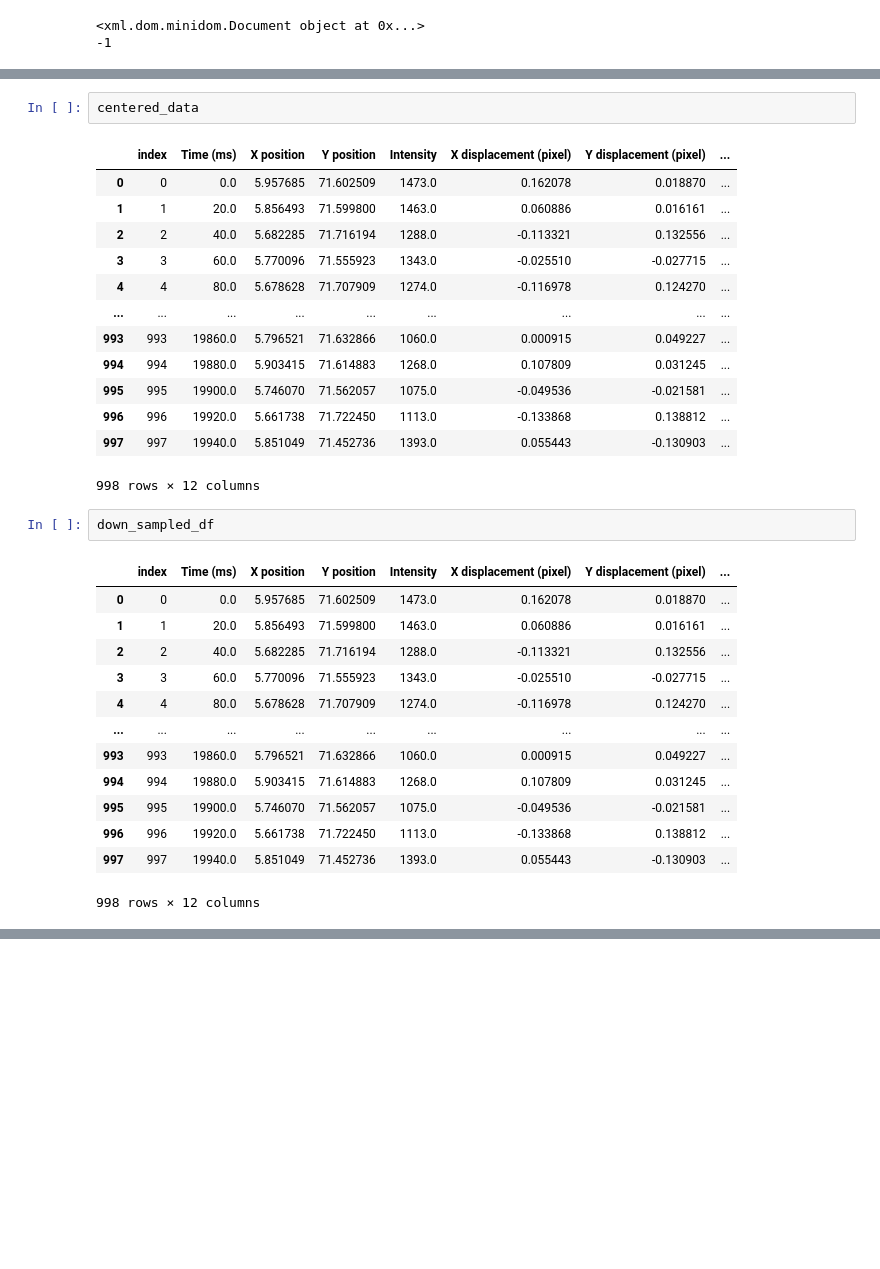
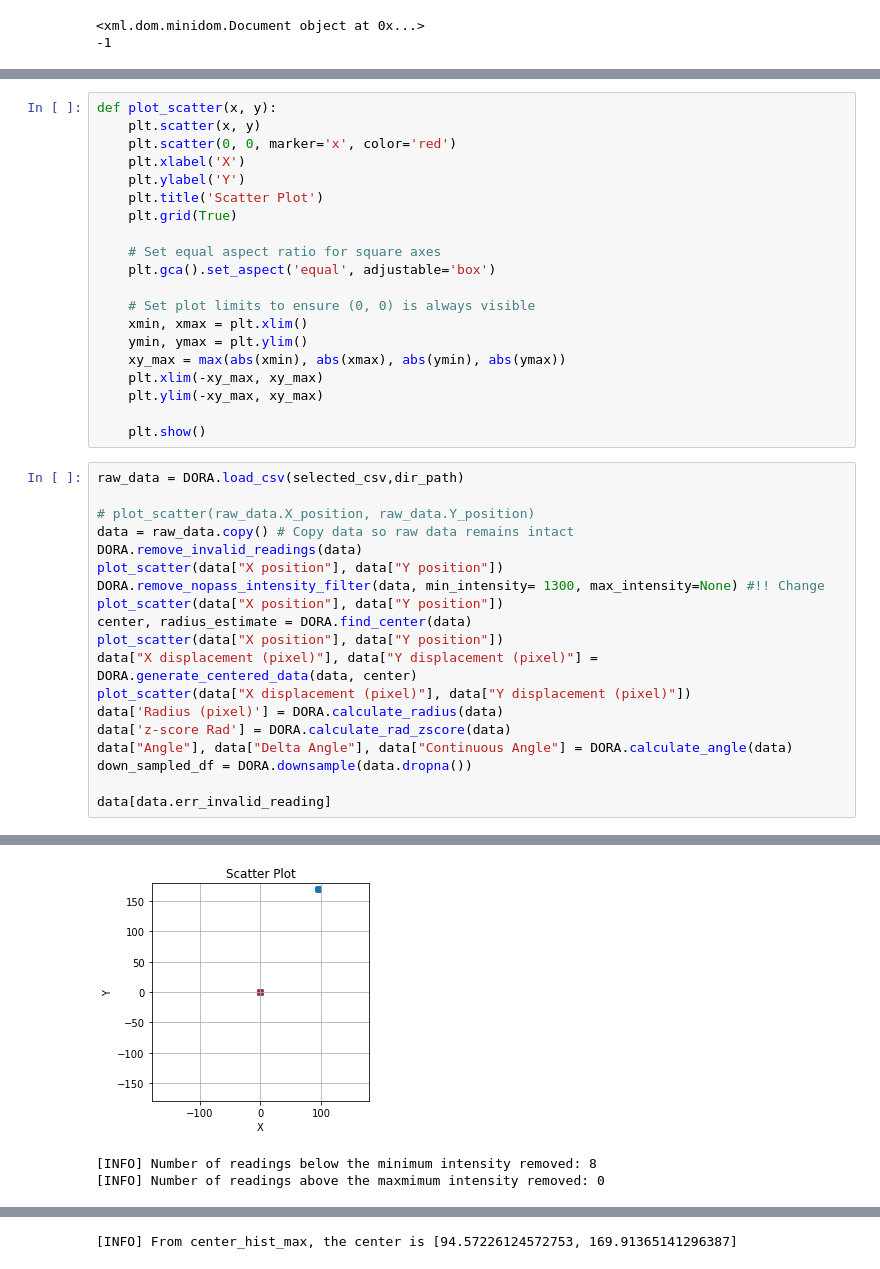
Before and after one commit to bobby3755/MAP, a Jupyter notebook: DORA2_Troubleshooter.ipynb, the cells around one changed output, grey strips where cells are left out. Cells and saved outputs as stored; diff of their text form; blank space fills up the shorter version.

```diff
--- a/DORA2_Troubleshooter.ipynb
+++ b/DORA2_Troubleshooter.ipynb
@@ -101,32 +51,40 @@ else:
-# %%
-centered_data
-# %% [output]
-|  | index | Time (ms) | X position | Y position | Intensity | X displacement (pixel) | Y displacement (pixel) | ... |
-| 0 | 0 | 0.0 | 5.957685 | 71.602509 | 1473.0 | 0.162078 | 0.018870 | ... |
-| 1 | 1 | 20.0 | 5.856493 | 71.599800 | 1463.0 | 0.060886 | 0.016161 | ... |
-| 2 | 2 | 40.0 | 5.682285 | 71.716194 | 1288.0 | -0.113321 | 0.132556 | ... |
-| 3 | 3 | 60.0 | 5.770096 | 71.555923 | 1343.0 | -0.025510 | -0.027715 | ... |
-| 4 | 4 | 80.0 | 5.678628 | 71.707909 | 1274.0 | -0.116978 | 0.124270 | ... |
-| ... | ... | ... | ... | ... | ... | ... | ... | ... |
-| 993 | 993 | 19860.0 | 5.796521 | 71.632866 | 1060.0 | 0.000915 | 0.049227 | ... |
-| 994 | 994 | 19880.0 | 5.903415 | 71.614883 | 1268.0 | 0.107809 | 0.031245 | ... |
-| 995 | 995 | 19900.0 | 5.746070 | 71.562057 | 1075.0 | -0.049536 | -0.021581 | ... |
-| 996 | 996 | 19920.0 | 5.661738 | 71.722450 | 1113.0 | -0.133868 | 0.138812 | ... |
-| 997 | 997 | 19940.0 | 5.851049 | 71.452736 | 1393.0 | 0.055443 | -0.130903 | ... |
-998 rows × 12 columns
-# %%
-down_sampled_df
-# %% [output]
-|  | index | Time (ms) | X position | Y position | Intensity | X displacement (pixel) | Y displacement (pixel) | ... |
-| 0 | 0 | 0.0 | 5.957685 | 71.602509 | 1473.0 | 0.162078 | 0.018870 | ... |
-| 1 | 1 | 20.0 | 5.856493 | 71.599800 | 1463.0 | 0.060886 | 0.016161 | ... |
-| 2 | 2 | 40.0 | 5.682285 | 71.716194 | 1288.0 | -0.113321 | 0.132556 | ... |
-| 3 | 3 | 60.0 | 5.770096 | 71.555923 | 1343.0 | -0.025510 | -0.027715 | ... |
-| 4 | 4 | 80.0 | 5.678628 | 71.707909 | 1274.0 | -0.116978 | 0.124270 | ... |
-| ... | ... | ... | ... | ... | ... | ... | ... | ... |
-| 993 | 993 | 19860.0 | 5.796521 | 71.632866 | 1060.0 | 0.000915 | 0.049227 | ... |
-| 994 | 994 | 19880.0 | 5.903415 | 71.614883 | 1268.0 | 0.107809 | 0.031245 | ... |
-| 995 | 995 | 19900.0 | 5.746070 | 71.562057 | 1075.0 | -0.049536 | -0.021581 | ... |
-| 996 | 996 | 19920.0 | 5.661738 | 71.722450 | 1113.0 | -0.133868 | 0.138812 | ... |
-| 997 | 997 | 19940.0 | 5.851049 | 71.452736 | 1393.0 | 0.055443 | -0.130903 | ... |
-998 rows × 12 columns
+# %%
+def plot_scatter(x, y):
+    plt.scatter(x, y)
+    plt.scatter(0, 0, marker='x', color='red')
+    plt.xlabel('X')
+    plt.ylabel('Y')
+    plt.title('Scatter Plot')
+    plt.grid(True)
+
+    # Set equal aspect ratio for square axes
+    plt.gca().set_aspect('equal', adjustable='box')
+
+    # Set plot limits to ensure (0, 0) is always visible
+    xmin, xmax = plt.xlim()
+    ymin, ymax = plt.ylim()
+    xy_max = max(abs(xmin), abs(xmax), abs(ymin), abs(ymax))
+    plt.xlim(-xy_max, xy_max)
+    plt.ylim(-xy_max, xy_max)
+
+    plt.show()
+# %%
+raw_data = DORA.load_csv(selected_csv,dir_path)
+
+# plot_scatter(raw_data.X_position, raw_data.Y_position)
+data = raw_data.copy() # Copy data so raw data remains intact
+DORA.remove_invalid_readings(data)
+plot_scatter(data["X position"], data["Y position"])
+DORA.remove_nopass_intensity_filter(data, min_intensity= 1300, max_intensity=None) #!! Change
+plot_scatter(data["X position"], data["Y position"])
+center, radius_estimate = DORA.find_center(data)
+plot_scatter(data["X position"], data["Y position"])
+data["X displacement (pixel)"], data["Y displacement (pixel)"] = DORA.generate_centered_data(data, center)
+plot_scatter(data["X displacement (pixel)"], data["Y displacement (pixel)"])
+data['Radius (pixel)'] = DORA.calculate_radius(data)
+data['z-score Rad'] = DORA.calculate_rad_zscore(data)
+data["Angle"], data["Delta Angle"], data["Continuous Angle"] = DORA.calculate_angle(data)
+down_sampled_df = DORA.downsample(data.dropna())
+
+data[data.err_invalid_reading]
+# %% [output]
@@ -132,0 +108,3 @@ down_sampled_df
+[figure, added]
+[INFO] Number of readings below the minimum intensity removed: 8
+[INFO] Number of readings above the maxmimum intensity removed: 0
@@ -132,0 +112 @@ down_sampled_df
+[INFO] From center_hist_max, the center is [94.57226124572753, 169.91365141296387]
```
Also changed, not shown: parts of 12 cells of this notebook, 5 other files.
